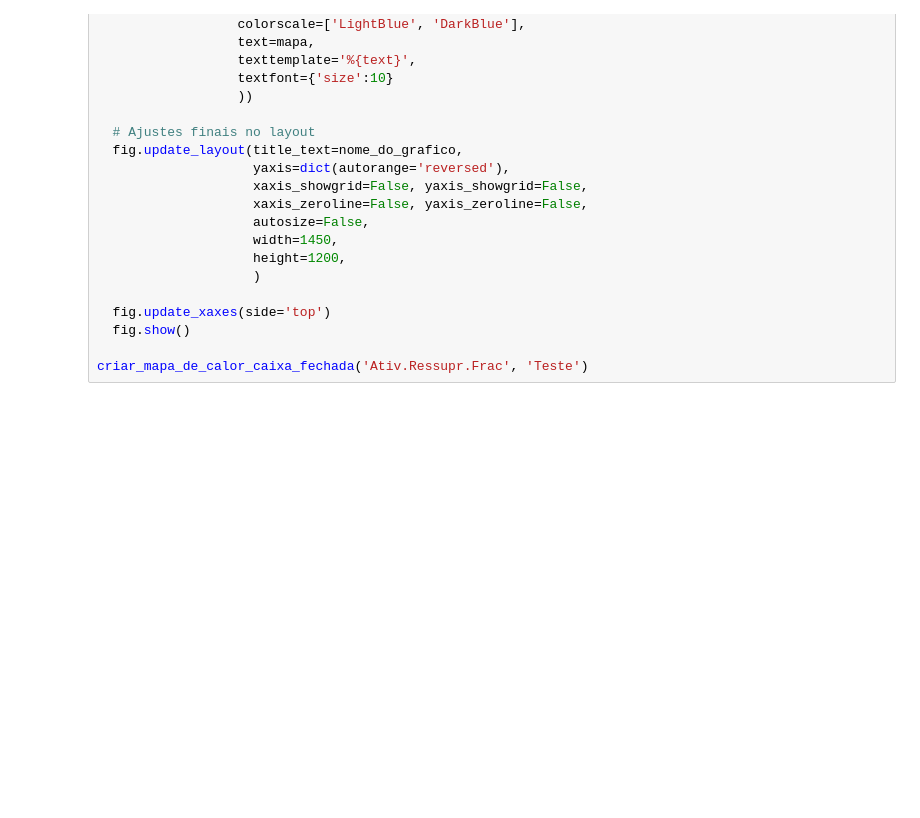
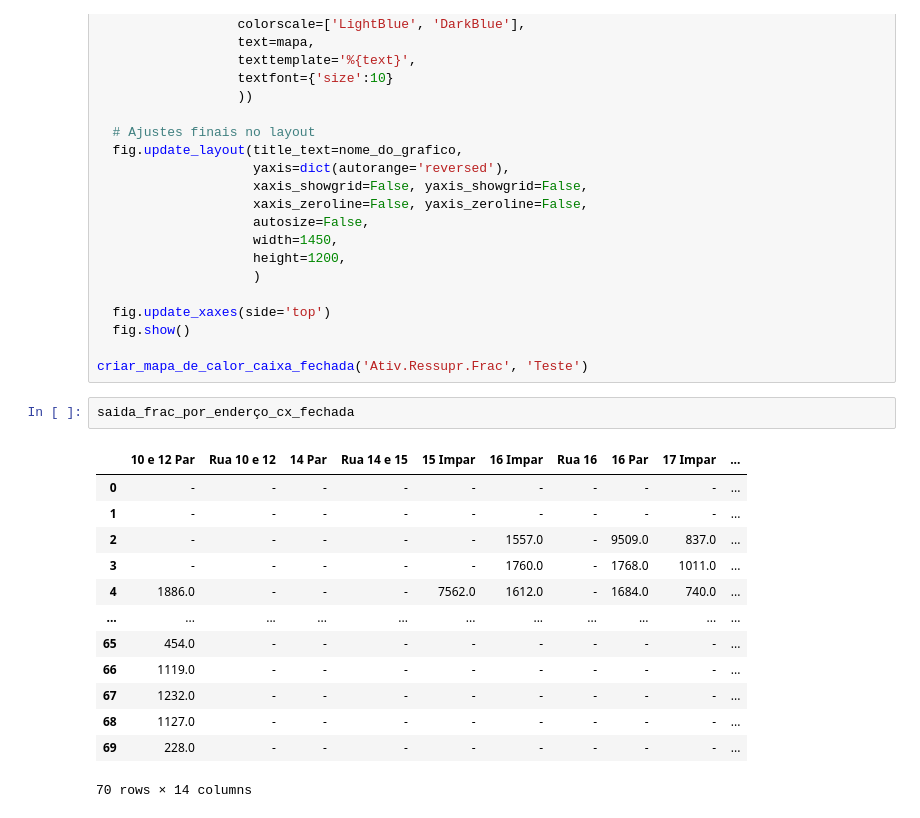
Before and after one commit to renandelamorena/Projeto_Curva_ABC, a Jupyter notebook: dash_test.ipynb, the cells around one changed output. Saved outputs shown, nothing was run; the diff lists cells and outputs as text; blank space fills up the shorter version.

Commit message:
Adicionando filtro as saidas em ocupação

```diff
--- a/dash_test.ipynb
+++ b/dash_test.ipynb
@@ -248,3 +248,19 @@ def criar_mapa_de_calor_caixa_fechada(coluna, nome_do_grafico):
   fig.show()
 
 criar_mapa_de_calor_caixa_fechada('Ativ.Ressupr.Frac', 'Teste')
+# %%
+saida_frac_por_enderço_cx_fechada
+# %% [output]
+|  | 10 e 12 Par | Rua 10 e 12 | 14 Par | Rua 14 e 15 | 15 Impar | 16 Impar | Rua 16 | 16 Par | 17 Impar | ... |
+| 0 | - | - | - | - | - | - | - | - | - | ... |
+| 1 | - | - | - | - | - | - | - | - | - | ... |
+| 2 | - | - | - | - | - | 1557.0 | - | 9509.0 | 837.0 | ... |
+| 3 | - | - | - | - | - | 1760.0 | - | 1768.0 | 1011.0 | ... |
+| 4 | 1886.0 | - | - | - | 7562.0 | 1612.0 | - | 1684.0 | 740.0 | ... |
+| ... | ... | ... | ... | ... | ... | ... | ... | ... | ... | ... |
+| 65 | 454.0 | - | - | - | - | - | - | - | - | ... |
+| 66 | 1119.0 | - | - | - | - | - | - | - | - | ... |
+| 67 | 1232.0 | - | - | - | - | - | - | - | - | ... |
+| 68 | 1127.0 | - | - | - | - | - | - | - | - | ... |
+| 69 | 228.0 | - | - | - | - | - | - | - | - | ... |
+70 rows × 14 columns
```
Also changed, not shown: 1 other file.
